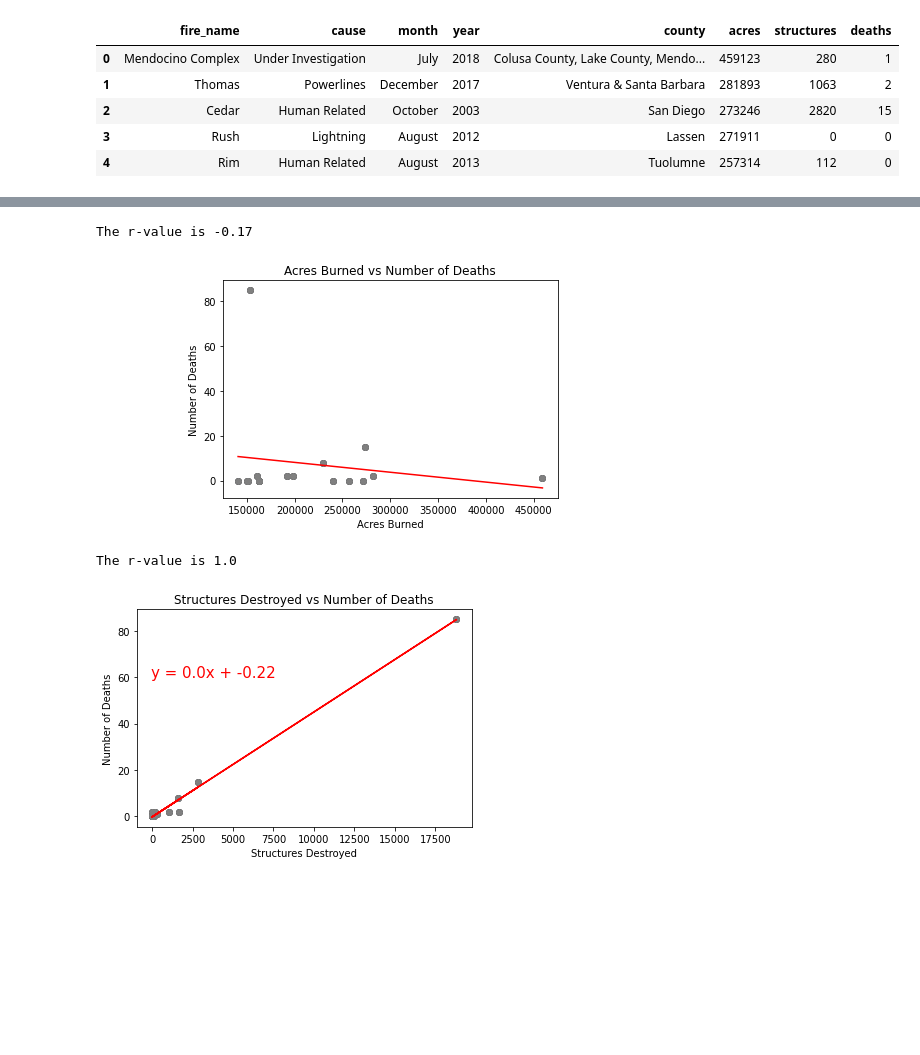
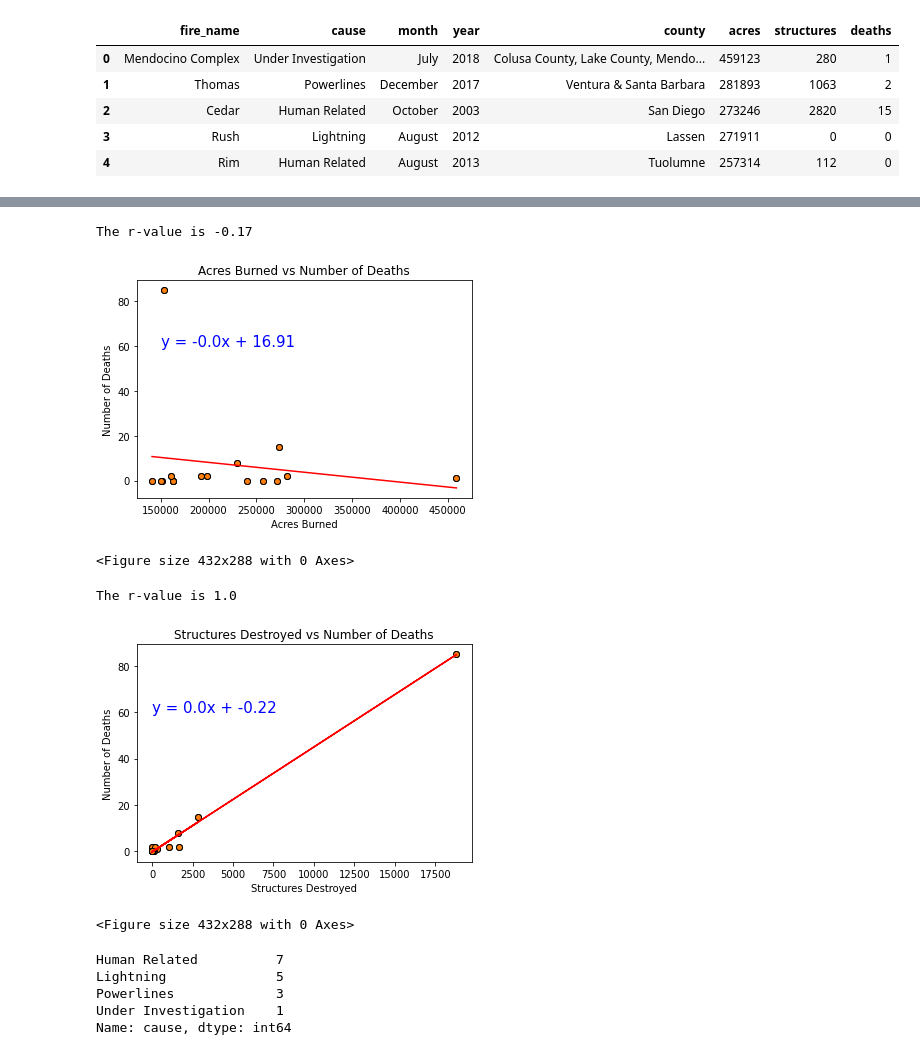
Before and after one commit to roborgain1/California-Wildfires-and-Climate-Change, a Jupyter notebook: largest_fires_jrm.ipynb, the cells around one changed output, grey strips where cells are left out. Drawn from its saved outputs; the diff is of its cells as text; code cells hidden in the pictures; blank space fills up the shorter version.

```diff
--- a/largest_fires_jrm.ipynb
+++ b/largest_fires_jrm.ipynb
@@ -10,7 +10,7 @@ import gmaps
 import os
 # %%
 #data files
-ca_largest_fires = 'top_20_CA_wildfires.csv'
+ca_largest_fires = 'Resources/top_20_CA_wildfires.csv'
 
 # read CA fire perimeters
 ca_largest_fires = pd.read_csv(ca_largest_fires)
@@ -181,27 +170,29 @@ The r-value is -0.17
 # %%
 x_axis = past_30_years['acres']
 y_axis = past_30_years['deaths']
 
 plt.scatter(x_axis, y_axis, edgecolors='black')
 
 plt.title('Acres Burned vs Number of Deaths')
 plt.xlabel('Acres Burned')
 plt.ylabel('Number of Deaths')
 
 deaths_correlation = st.pearsonr(x_axis, y_axis)
 deaths_correlation
 print(f"The r-value is {round(deaths_correlation[0],2)}")
 
 (slope, intercept, rvalue, pvalue, stderr) = linregress(x_axis, y_axis)
 regress_values = x_axis * slope + intercept
 line_eq = "y = " + str(round(slope,2)) + "x + " + str(round(intercept,2))
-plt.annotate(line_eq,(-50,60),fontsize=15,color="red")
-plt.scatter(x_axis, y_axis, facecolor='grey')
+plt.annotate(line_eq,(150000,60),fontsize=15,color="blue")
+plt.scatter(x_axis, y_axis, edgecolors='black')
 plt.plot(x_axis,regress_values,"r-")
 plt.show()
+plt.savefig('acres_vs_deaths_30yrs.png')
 # %% [output]
 The r-value is -0.17
-[figure, old version]
+[figure, new version]
+<Figure size 432x288 with 0 Axes>
 # %%
 x_axis = past_30_years['structures']
 y_axis = past_30_years['deaths']
@@ -219,10 +210,21 @@ print(f"The r-value is {round(str_correlation[0],2)}")
 (slope, intercept, rvalue, pvalue, stderr) = linregress(x_axis, y_axis)
 regress_values = x_axis * slope + intercept
 line_eq = "y = " + str(round(slope,2)) + "x + " + str(round(intercept,2))
-plt.annotate(line_eq,(-50,60),fontsize=15,color="red")
-plt.scatter(x_axis, y_axis, facecolor='grey')
+plt.annotate(line_eq,(0,60),fontsize=15,color="blue")
+plt.scatter(x_axis, y_axis, edgecolors='black')
 plt.plot(x_axis,regress_values,"r-")
 plt.show()
+plt.savefig('structure_vs_deaths_30yrs.png')
 # %% [output]
 The r-value is 1.0
-[figure, old version]
+[figure, new version]
+<Figure size 432x288 with 0 Axes>
+# %%
+#pull value counts for cause of fire
+past_30_years['cause'].value_counts()
+# %% [output]
+Human Related          7
+Lightning              5
+Powerlines             3
+Under Investigation    1
+Name: cause, dtype: int64
```
Also changed, not shown: parts of 10 cells of this notebook, 15 other files.
